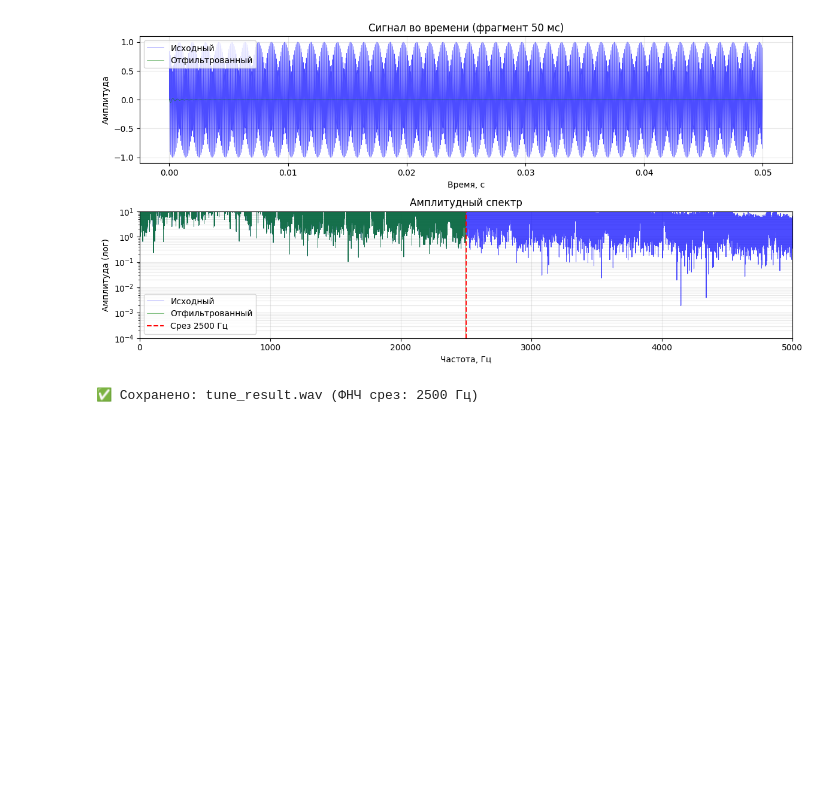
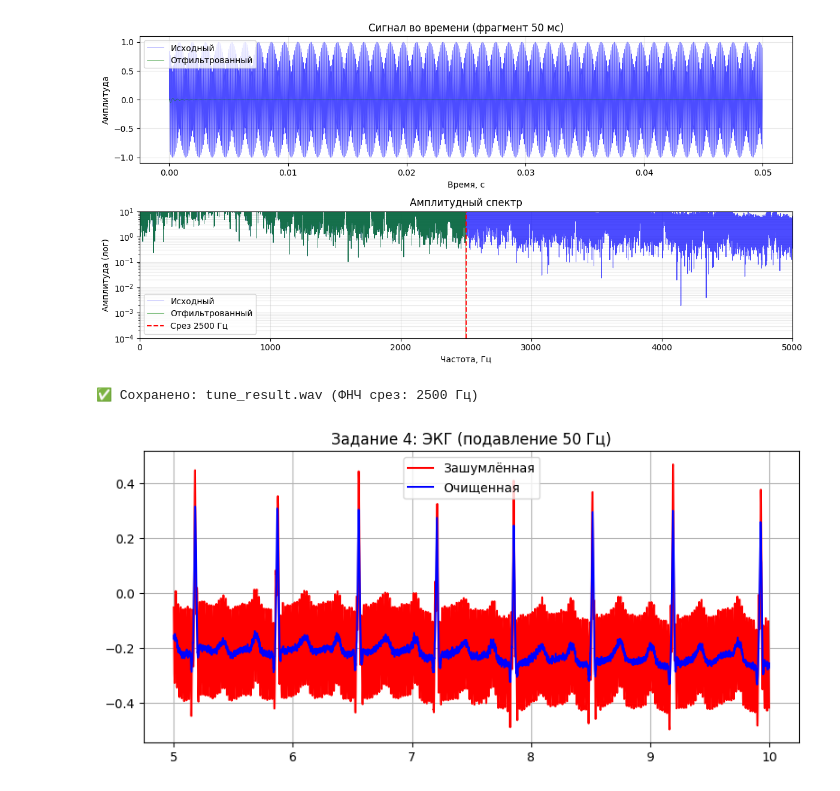
Before and after one commit to Akhazriil/Homework, a Jupyter notebook: DSP/lab2/lab2.ipynb, the cells around one changed output. Saved outputs shown, nothing was run; the diff lists cells and outputs as text; code cells hidden in the pictures; blank space fills up the shorter version.

```diff
--- a/DSP/lab2/lab2.ipynb
+++ b/DSP/lab2/lab2.ipynb
@@ -180,3 +131,22 @@ print(f"✅ Сохранено: tune_result.wav (ФНЧ срез: {cutoff_freq}
 # %% [output]
 [figure]
 ✅ Сохранено: tune_result.wav (ФНЧ срез: 2500 Гц)
+# %%
+ecg = np.loadtxt('ecg.dat')
+t_ecg, y_ecg = ecg[:, 0], ecg[:, 1]
+fs_ecg = int(round(len(y_ecg) / (t_ecg[-1] - t_ecg[0])))
+
+Y_ecg = np.fft.fft(y_ecg)
+f_ecg = np.fft.fftfreq(len(y_ecg), 1/fs_ecg)
+mask50 = (np.abs(f_ecg) > 49.0) & (np.abs(f_ecg) < 51.0)
+Y_ecg[mask50] = 0
+
+y_ecg_clean = np.real(np.fft.ifft(Y_ecg))
+
+plt.figure(figsize=(8, 4))
+plt.plot(t_ecg[5000:10000], y_ecg[5000:10000], 'r', label='Зашумлённая')
+plt.plot(t_ecg[5000:10000], y_ecg_clean[5000:10000], 'b', label='Очищенная')
+plt.title('Задание 4: ЭКГ (подавление 50 Гц)'); plt.legend(); plt.grid()
+plt.tight_layout()
+# %% [output]
+[figure, added]
```
Also changed, not shown: parts of 2 cells of this notebook, 7 other files.
